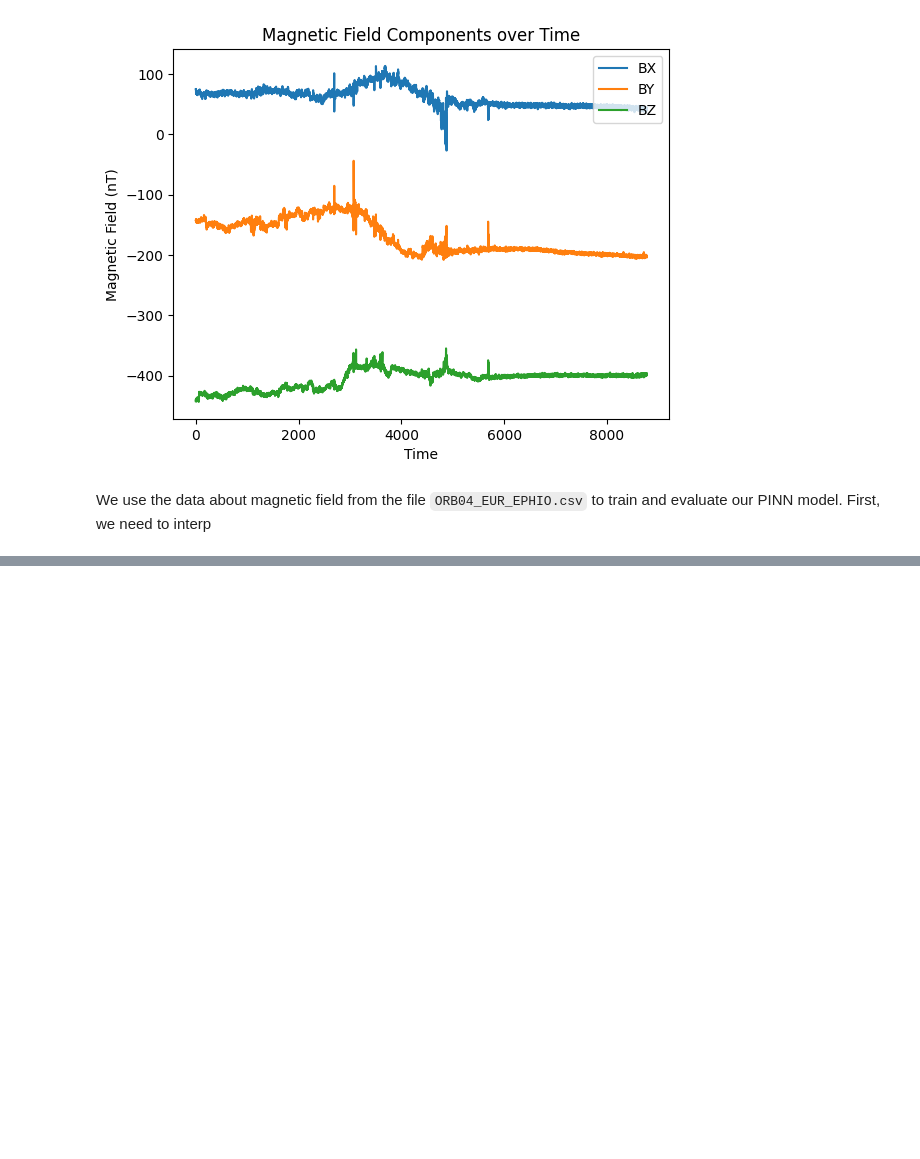
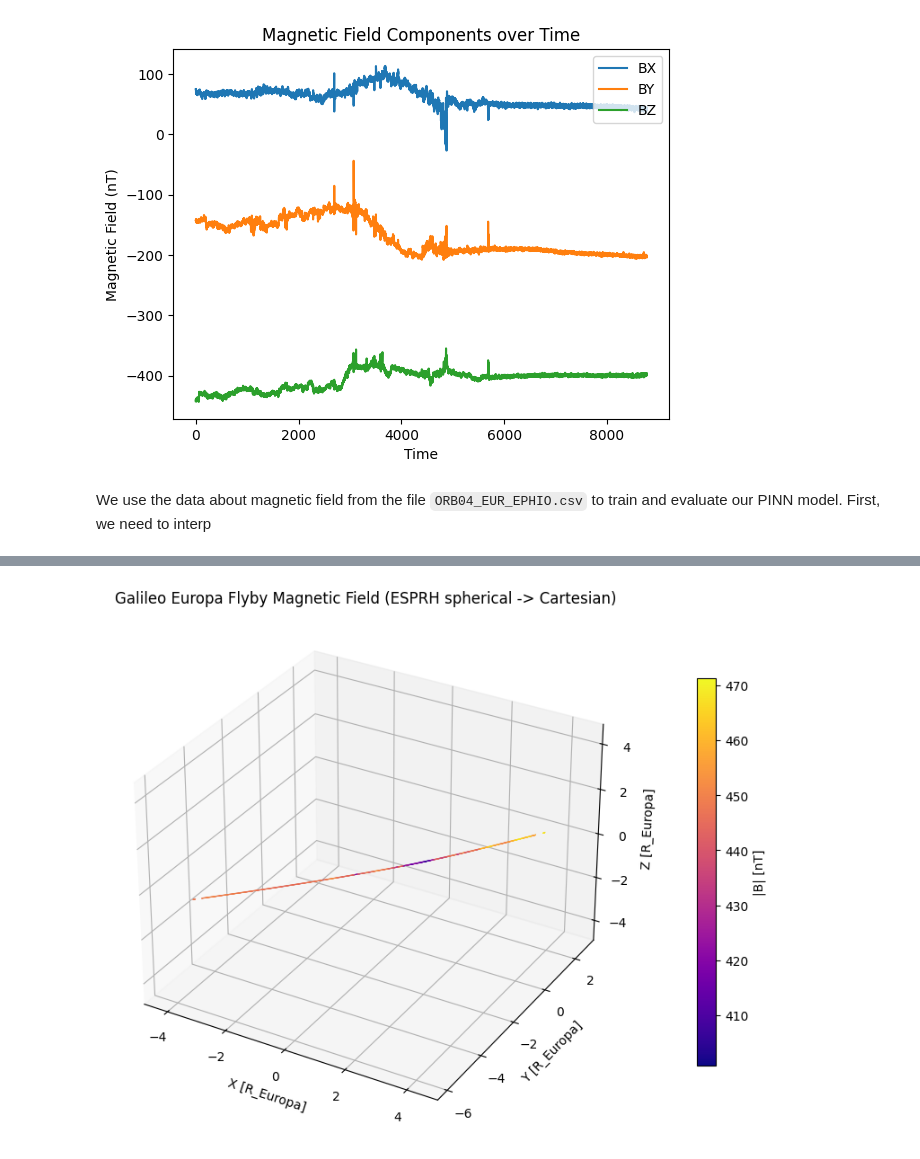
Before and after one commit to Forma-Damian/PINN_Application_for_Galileo_Europa_Data, a Jupyter notebook: europinn.ipynb, the cells around one changed output, grey strips where cells are left out. Drawn from its saved outputs; the diff is of its cells as text; code cells hidden in the pictures; blank space fills up the shorter version.

Commit message:
Add Galileo flyby visualization

```diff
--- a/europinn.ipynb
+++ b/europinn.ipynb
@@ -84,0 +88,69 @@ First, we need to interp
+# %%
+import pandas as pd
+import numpy as np
+import matplotlib.pyplot as plt
+from matplotlib.colors import Normalize
+from matplotlib.cm import plasma
+
+# Load spherical frame data (Europa-centric)
+df_sph = pd.read_csv("data/ORB04_EUR_ESPRH.csv", parse_dates=["SPACECRAFT EVENT TIME"])
+
+# Down-sample for legibility
+stride = max(len(df_sph) // 2000, 1)
+d = df_sph.iloc[::stride].copy()
+
+# Convert degrees to radians and spherical -> Cartesian
+theta = np.deg2rad(90.0 - d["LATITUDE"].to_numpy())  # colatitude
+phi = np.deg2rad(d["LONGITUDE"].to_numpy())         # longitude
+r = d["RANGE"].to_numpy()                             # Europa radii
+
+# Positions in Cartesian (Europa radii)
+x = r * np.sin(theta) * np.cos(phi)
+y = r * np.sin(theta) * np.sin(phi)
+z = r * np.cos(theta)
+
+# Spherical components -> Cartesian (assumes standard physics convention)
+Br = d["BR"].to_numpy()
+Btheta = d["BTHETA"].to_numpy()
+Bphi = d["BPHI"].to_numpy()
+
+Bx = Br * np.sin(theta) * np.cos(phi) + Btheta * np.cos(theta) * np.cos(phi) - Bphi * np.sin(phi)
+By = Br * np.sin(theta) * np.sin(phi) + Btheta * np.cos(theta) * np.sin(phi) + Bphi * np.cos(phi)
+Bz = Br * np.cos(theta) - Btheta * np.sin(theta)
+
+# Magnitude for coloring
+Bmag = np.sqrt(Bx**2 + By**2 + Bz**2)
+
+fig = plt.figure(figsize=(10, 8))
+ax = fig.add_subplot(projection="3d")
+
+norm = Normalize(vmin=Bmag.min(), vmax=Bmag.max())
+colors = plasma(norm(Bmag))
+
+ax.quiver(
+    x, y, z,
+    Bx, By, Bz,
+    length=0.05, normalize=True, colors=colors, linewidth=0.4
+)
+
+mappable = plt.cm.ScalarMappable(norm=norm, cmap=plasma)
+mappable.set_array([])
+cbar = fig.colorbar(mappable, ax=ax, pad=0.1, shrink=0.7)
+cbar.set_label("|B| [nT]")
+
+ax.set_xlabel("X [R_Europa]")
+ax.set_ylabel("Y [R_Europa]")
+ax.set_zlabel("Z [R_Europa]")
+ax.set_title("Galileo Europa Flyby Magnetic Field (ESPRH spherical -> Cartesian)")
+
+# Equal-ish aspect
+lims = np.array([ax.get_xlim3d(), ax.get_ylim3d(), ax.get_zlim3d()])
+center = lims.mean(axis=1)
+radius = (lims[:,1] - lims[:,0]).max() / 2
+ax.set_xlim3d([center[0]-radius, center[0]+radius])
+ax.set_ylim3d([center[1]-radius, center[1]+radius])
+ax.set_zlim3d([center[2]-radius, center[2]+radius])
+
+plt.show()
+# %% [output]
+[figure, added]
```
Also changed, not shown: parts of 3 cells of this notebook.
